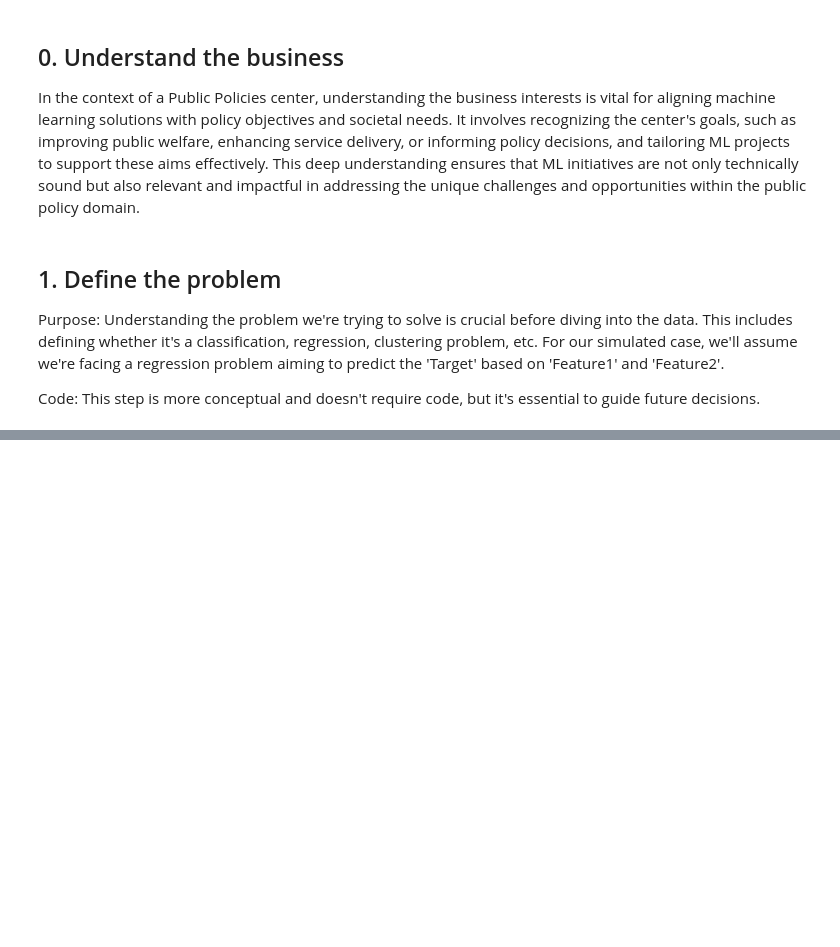
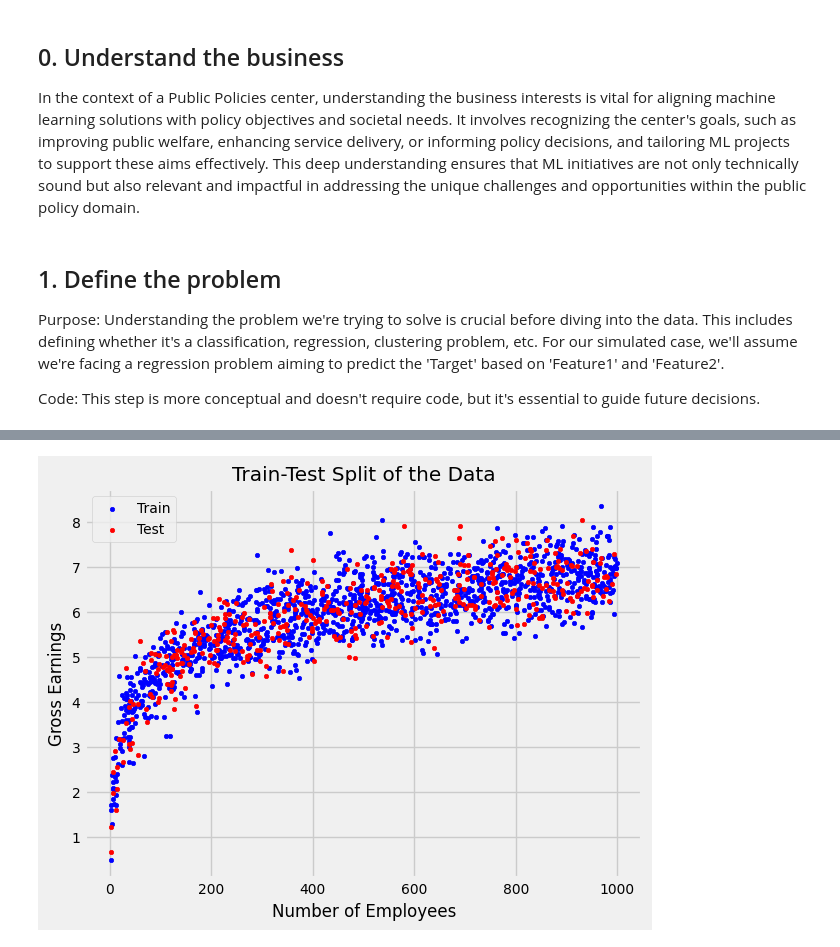
Before and after one commit to OskyRosky/MachineLearning, a Jupyter notebook: 0. Fundamentals/ML_0.ipynb, the cells around one changed output, grey strips where cells are left out. Drawn from its saved outputs; the diff is of its cells as text; code cells hidden in the pictures; blank space fills up the shorter version.

```diff
--- a/0. Fundamentals/ML_0.ipynb
+++ b/0. Fundamentals/ML_0.ipynb
@@ -208,0 +79,16 @@ This structured approach covers each stage of the ML cycle for a polynomial regr
+# %%
+from sklearn.model_selection import train_test_split
+
+# Split the data into training and testing sets
+X_train, X_test, Y_train, Y_test = train_test_split(df[['Number of Employees']], df['Gross Earnings'], test_size=0.25, random_state=12345)
+
+# Visualize the split
+plt.scatter(X_train, Y_train, color='blue', label='Train', s=10)
+plt.scatter(X_test, Y_test, color='red', label='Test', s=10)
+plt.legend()
+plt.title("Train-Test Split of the Data")
+plt.xlabel("Number of Employees")
+plt.ylabel("Gross Earnings")
+plt.show()
+# %% [output]
+[figure, added]
```
Also changed, not shown: parts of 55 cells of this notebook.
